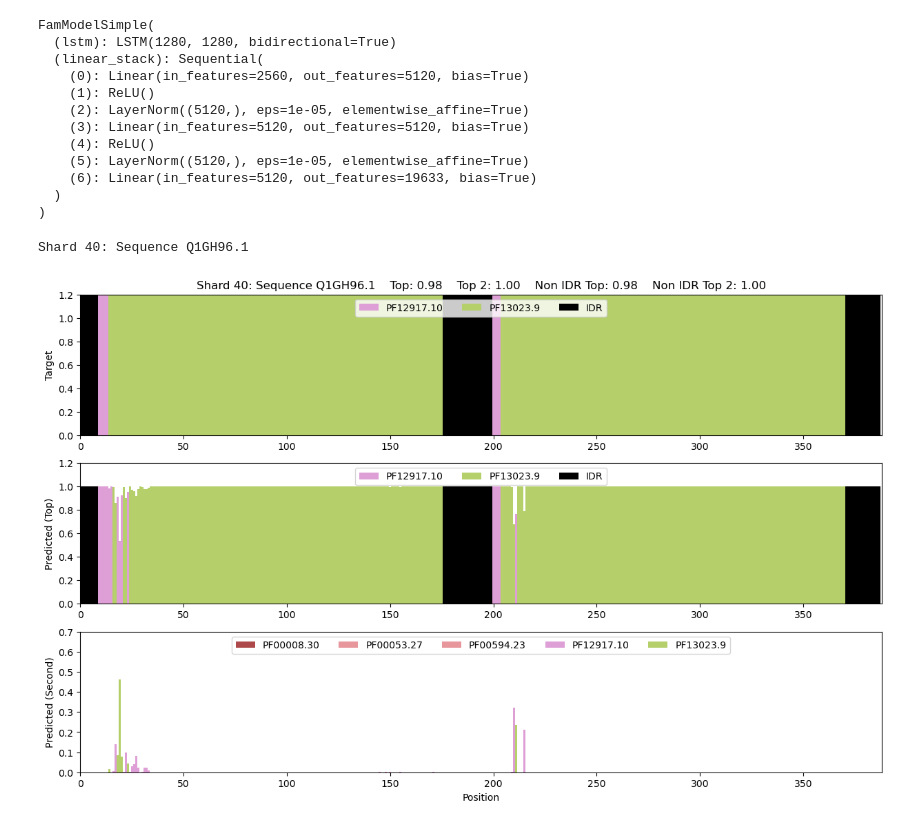
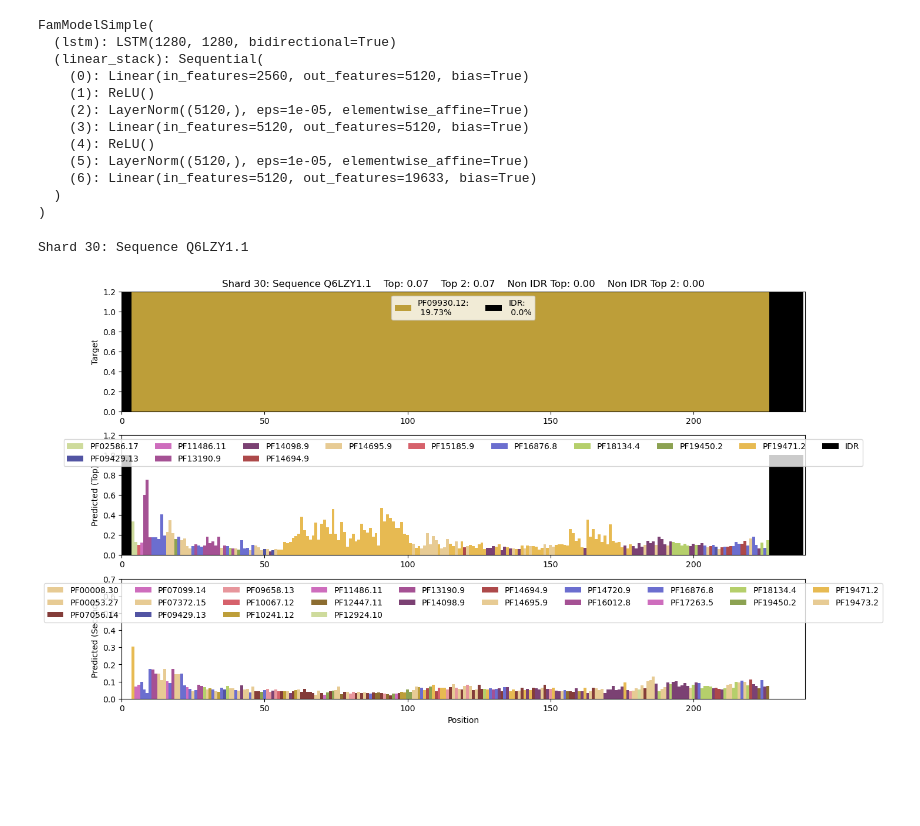
Before and after one commit to Protein-Sequence-Annotation/PSALM, a Jupyter notebook: library/test_esm.ipynb, the cells around one changed output. Saved outputs shown, nothing was run; the diff lists cells and outputs as text; code cells hidden in the pictures; blank space fills up the shorter version.

```diff
--- a/library/test_esm.ipynb
+++ b/library/test_esm.ipynb
@@ -616,7 +616,7 @@ device = 'cuda' if torch.cuda.is_available() else 'cpu'
 length_limit = 4096 # Covers 99.75% sequences
 model_name =  'esm2_t33_650M_UR50D' #'esm2_t36_3B_UR50D'
 num_shards = 50 ###### Replace with appropriate number ###################################
-data_utils = mu.DataUtils('../data', num_shards, model_name, length_limit, 'train', device)
+data_utils = mu.DataUtils('../data', num_shards, model_name, length_limit, 'test', device,"OLD")
 print("ESM2 loaded")
 classifier = cf.FamModelSimple(data_utils.embedding_dim, data_utils.maps, device).to(device)
 classifier_path = Path('../data/results/no_l1_part3/epoch_2.pth')
@@ -658,36 +658,36 @@ with torch.inference_mode():
     label, seq, token = next(iter(data_loader))
     token = token.to(device)
     embedding = data_utils.get_embedding(token)
     fam_vector, clan_vector = hu.generate_domain_position_list2(hmm_dict, seq_id, data_utils.maps)
 
     stop_index = min(len(seq[0]), data_utils.length_limit)
     fam_vector = torch.tensor(fam_vector[:stop_index,:]).to(device) # clip the clan_vector to the truncated sequence length
     clan_vector = torch.tensor(clan_vector[:stop_index,:]).to(device)
 
     weighted_preds, _ = classifier(embedding["representations"][data_utils.last_layer][0,1:stop_index+1,:], clan_vector)
     clan_fam_matrix = maps['clan_family_matrix'].to(device)
     clan_fam_weights = torch.matmul(clan_vector,clan_fam_matrix)
 
     for i in range(clan_fam_weights.shape[0]): #shape is Lxf
         indices = torch.nonzero(clan_fam_weights[i]).squeeze() #indices for the softmax
         weighted_preds[i,indices] = torch.softmax(weighted_preds[i,indices],dim=0)
 
     results = {}
     results[seq_id] = {}
     top_two_vals, top_two_indices = torch.topk(weighted_preds, k=2, dim=1)
 
 
     results[seq_id]['fam_vals'] = top_two_vals.cpu().numpy()
     results[seq_id]['fam_idx'] = top_two_indices.cpu().numpy()
     results[seq_id]['fam_true'] = torch.argmax(fam_vector, dim=1).cpu().numpy()
     results[seq_id]['fam_true_vals'] = fam_vector.max(dim=1)[1].cpu().numpy()
     results['label'] = seq_id
     results['shard'] = shard
     print(f'Shard {shard}: Sequence {seq_id}')
-    vz.viewSingleFam(shard, seq_id, results, list(maps['fam_idx'].keys()))
+    vz.viewSingleFam(shard, seq_id, results, list(maps['fam_idx'].keys()), "old_test_pids.pkl")
 # %% [output]
-Shard 40: Sequence Q1GH96.1
+Shard 30: Sequence Q6LZY1.1
-[figure, old version]
+[figure, new version]
 # %%
 hmm_dict['A6GJW3.1']
 # %%
```
Also changed, not shown: 3 other files.
